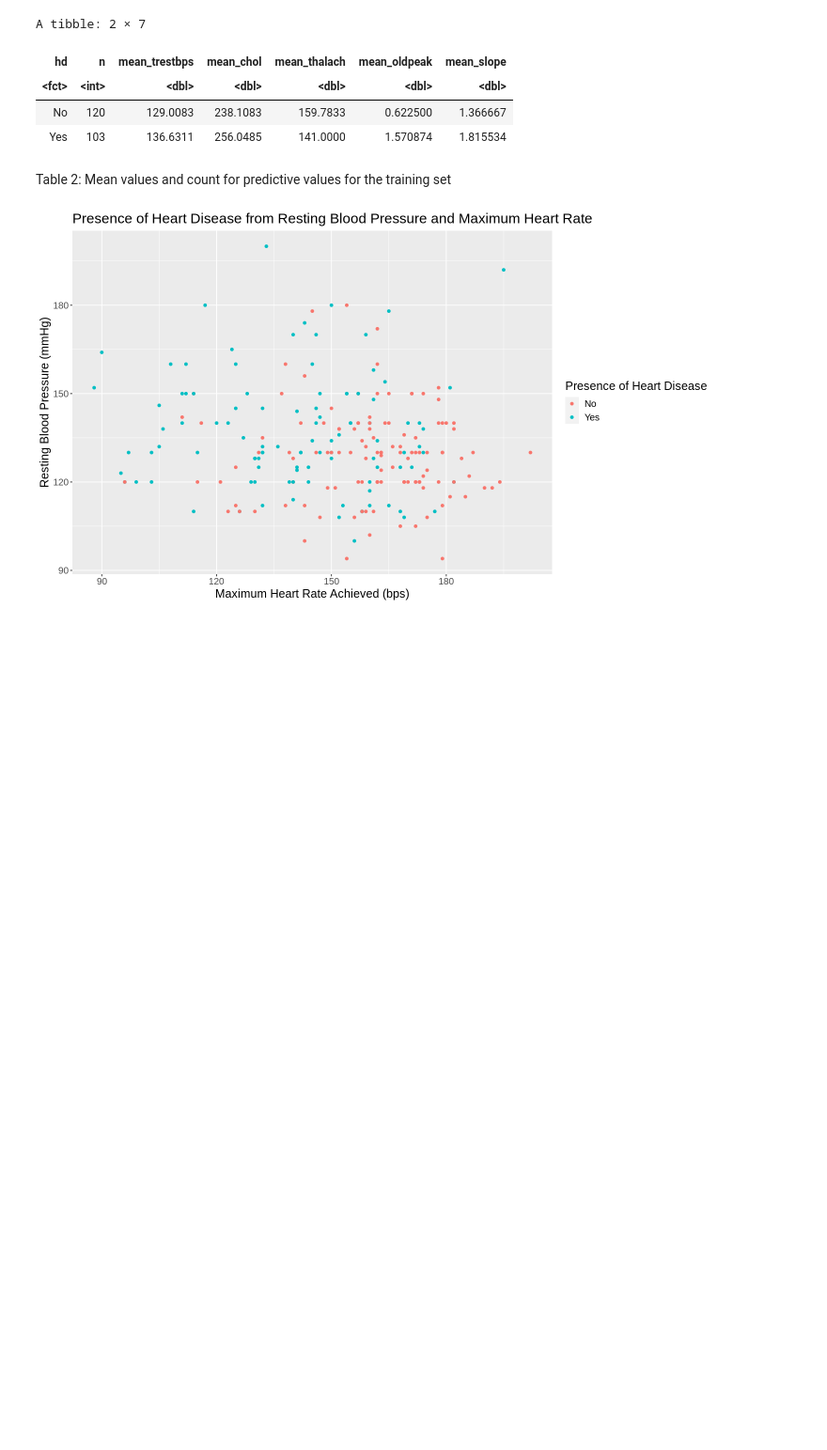
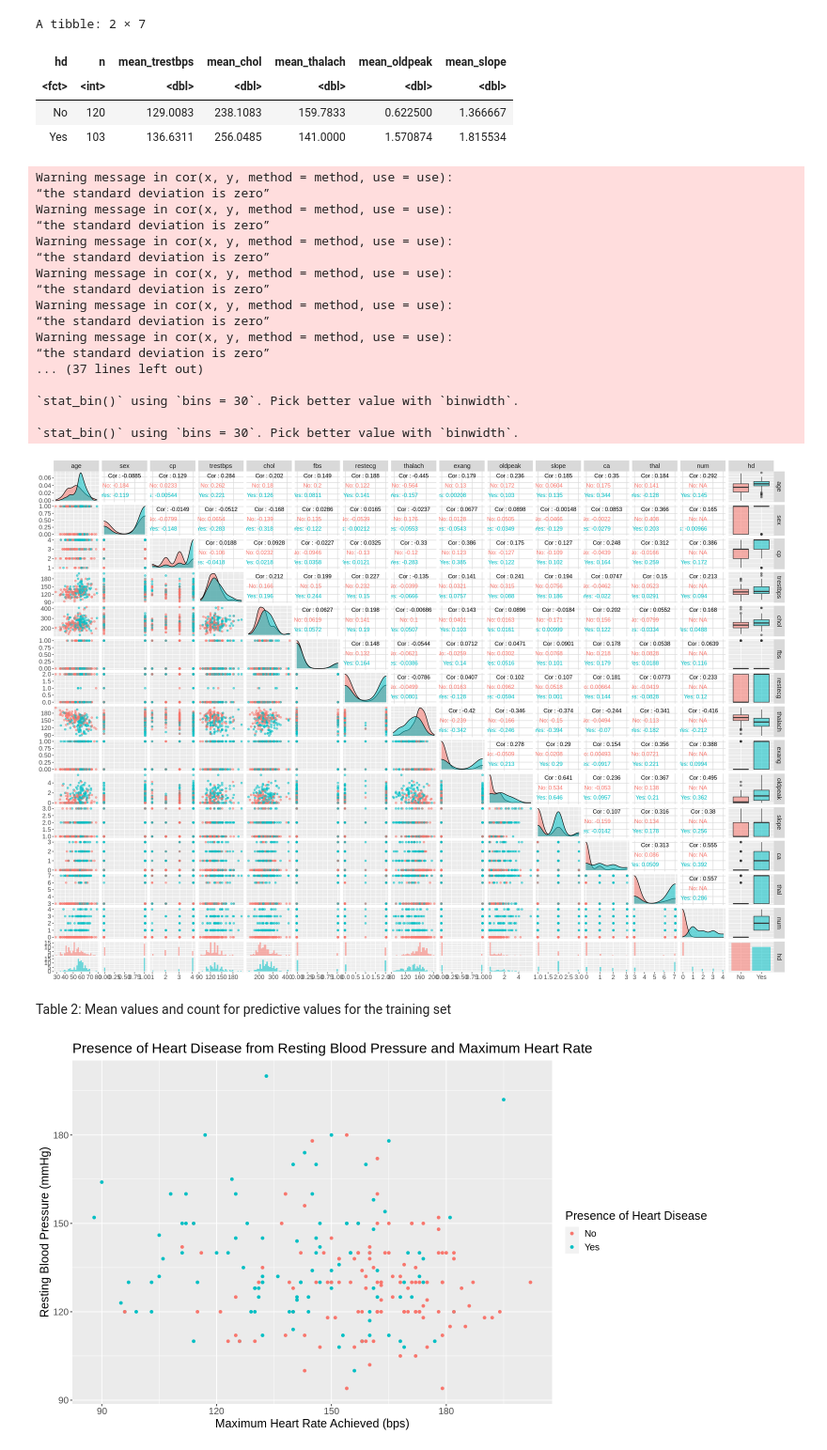
Before and after one commit to Tim1520/DSCI100-Group4, a Jupyter notebook: ProjectReport.ipynb, the cells around one changed output. Shown at 94% size. Drawn from its saved outputs; the diff is of its cells as text; code cells hidden in the pictures; blank space fills up the shorter version.

Commit message:
ggpairs added

```diff
--- a/ProjectReport.ipynb
+++ b/ProjectReport.ipynb
@@ -94,6 +81,29 @@ A tibble: 2 × 7
 | <fct> | <int> | <dbl> | <dbl> | <dbl> | <dbl> | <dbl> |
 | No | 120 | 129.0083 | 238.1083 | 159.7833 | 0.622500 | 1.366667 |
 | Yes | 103 | 136.6311 | 256.0485 | 141.0000 | 1.570874 | 1.815534 |
+# %%
+options(repr.plot.width = 20, repr.plot.height = 14)
+ggpairs(heart_disease_training, mapping=aes(color=hd, alpha=0.5)) +
+    theme(text = element_text(size = 15))
+# %% [output]
+Warning message in cor(x, y, method = method, use = use):
+“the standard deviation is zero”
+Warning message in cor(x, y, method = method, use = use):
+“the standard deviation is zero”
+Warning message in cor(x, y, method = method, use = use):
+“the standard deviation is zero”
+Warning message in cor(x, y, method = method, use = use):
+“the standard deviation is zero”
+Warning message in cor(x, y, method = method, use = use):
+“the standard deviation is zero”
+Warning message in cor(x, y, method = method, use = use):
+“the standard deviation is zero”
+... (37 lines left out)
+
+`stat_bin()` using `bins = 30`. Pick better value with `binwidth`.
+
+`stat_bin()` using `bins = 30`. Pick better value with `binwidth`.
+[figure, added]
 # %% [markdown]
 Table 2: Mean values and count for predictive values for the training set
 # %%
```
Also changed, not shown: parts of 7 cells of this notebook.
